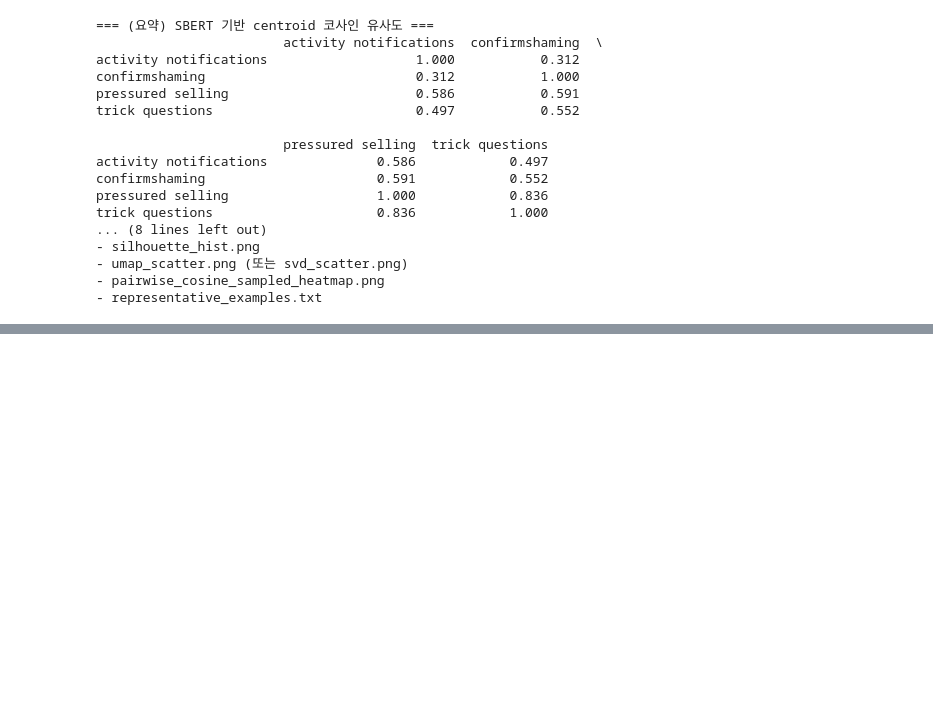
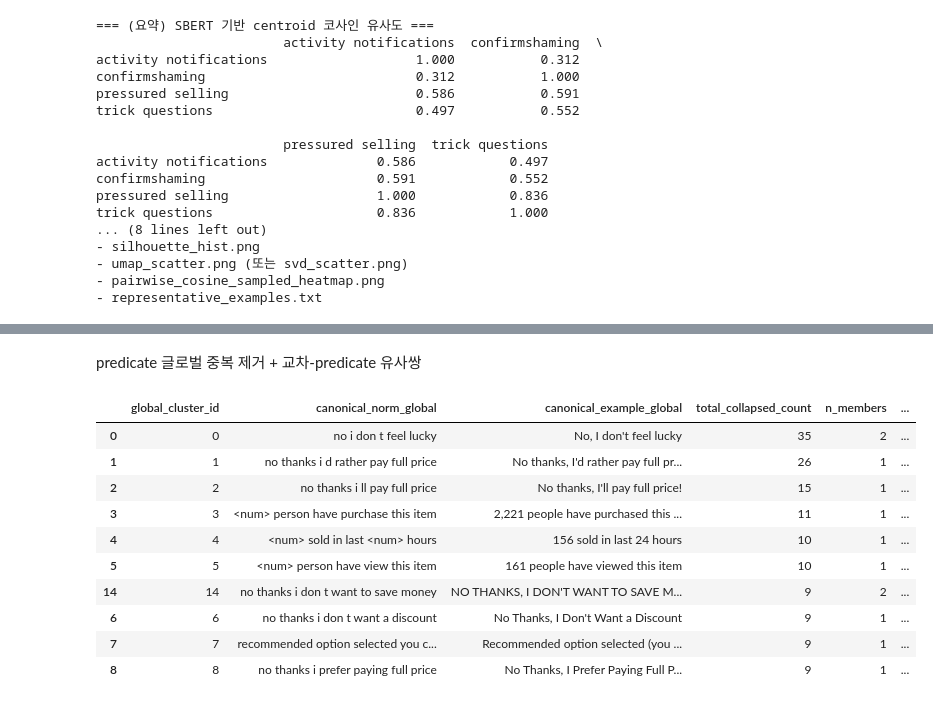
Before and after one commit to 404DNF/404DNF_AI, a Jupyter notebook: notebooks/similarity.ipynb, the cells around one changed output, grey strips where cells are left out. Saved outputs shown, nothing was run; the diff lists cells and outputs as text; code cells hidden in the pictures; blank space fills up the shorter version.

```diff
--- a/notebooks/similarity.ipynb
+++ b/notebooks/similarity.ipynb
@@ -495,0 +761,70 @@ trick questions                     0.836            1.000
+# %% [markdown]
+predicate 글로벌 중복 제거 + 교차-predicate 유사쌍
+# %%
+# %%
+g_uniq = dedup_sorted[["predicate","cluster_id","canonical_norm","canonical_example","collapsed_count"]].reset_index(drop=True)
+texts   = g_uniq["canonical_norm"].tolist()
+weights = g_uniq["collapsed_count"].to_numpy(dtype=float)
+
+g_assigned, g_vec, g_X = greedy_cluster_by_cosine(
+    texts, weights,
+    ngram_range=(NGRAM_LO, NGRAM_HI),
+    min_df=max(2, MIN_DF), analyzer=ANALYZER,
+    sim_thresh=GLOBAL_THRESH
+)
+g_uniq["global_cluster_id"] = [g_assigned[i] for i in range(len(texts))]
+
+# 글로벌 대표/요약
+g_rows = []
+for gcid, sub in g_uniq.groupby("global_cluster_id"):
+    sub = sub.sort_values("collapsed_count", ascending=False)
+    total = int(sub["collapsed_count"].sum())
+    pred_counts = sub.groupby("predicate")["collapsed_count"].sum().sort_values(ascending=False)
+    g_rows.append({
+        "global_cluster_id": int(gcid),
+        "canonical_norm_global": sub.iloc[0]["canonical_norm"],
+        "canonical_example_global": sub.iloc[0]["canonical_example"],
+        "total_collapsed_count": total,
+        "n_members": int(len(sub)),
+        "majority_predicate": pred_counts.index[0],
+        "is_mixed_predicates": int(len(pred_counts) > 1)
+    })
+global_dedup_df = pd.DataFrame(g_rows).sort_values("total_collapsed_count", ascending=False)
+p_global = out_dir/"global_dedup.csv"
+global_dedup_df.to_csv(p_global, index=False)
+
+# 교차 predicate 유사쌍 (다른 predicate이면서 높은 유사도)
+N = min(2000, g_uniq.shape[0])  # 상위 N개만 후보
+idxs = np.argsort(-g_uniq["collapsed_count"].values)[:N]
+subX = g_X[idxs]
+sims = (subX @ subX.T).toarray()
+up_i, up_j = np.triu_indices_from(sims, k=1)
+pairs = []
+for i, j in zip(up_i, up_j):
+    a = g_uniq.iloc[idxs[i]]
+    b = g_uniq.iloc[idxs[j]]
+    if a["predicate"] == b["predicate"]:
+        continue
+    pairs.append((
+        a["predicate"], a["canonical_example"], b["predicate"], b["canonical_example"], float(sims[i,j])
+    ))
+CROSS_KEEP = max(GLOBAL_THRESH, PRED_THRESH, 0.90)
+pairs = [p for p in pairs if p[4] >= CROSS_KEEP]
+pairs = sorted(pairs, key=lambda x: -x[4])
+cross_df = pd.DataFrame(pairs, columns=["Predicate_A","Text_A","Predicate_B","Text_B","Cosine"])
+p_cross = out_dir/"cross_predicate_similar_pairs.csv"
+cross_df.to_csv(p_cross, index=False)
+
+global_dedup_df.head(10)
+# %% [output]
+|  | global_cluster_id | canonical_norm_global | canonical_example_global | total_collapsed_count | n_members | ... |
+| 0 | 0 | no i don t feel lucky | No, I don't feel lucky | 35 | 2 | ... |
+| 1 | 1 | no thanks i d rather pay full price | No thanks, I'd rather pay full pr... | 26 | 1 | ... |
+| 2 | 2 | no thanks i ll pay full price | No thanks, I'll pay full price! | 15 | 1 | ... |
+| 3 | 3 | <num> person have purchase this item | 2,221 people have purchased this ... | 11 | 1 | ... |
+| 4 | 4 | <num> sold in last <num> hours | 156 sold in last 24 hours | 10 | 1 | ... |
+| 5 | 5 | <num> person have view this item | 161 people have viewed this item | 10 | 1 | ... |
+| 14 | 14 | no thanks i don t want to save money | NO THANKS, I DON'T WANT TO SAVE M... | 9 | 2 | ... |
+| 6 | 6 | no thanks i don t want a discount | No Thanks, I Don't Want a Discount | 9 | 1 | ... |
+| 7 | 7 | recommended option selected you c... | Recommended option selected (you ... | 9 | 1 | ... |
+| 8 | 8 | no thanks i prefer paying full price | No Thanks, I Prefer Paying Full P... | 9 | 1 | ... |
```
Also changed, not shown: parts of 15 cells of this notebook.
